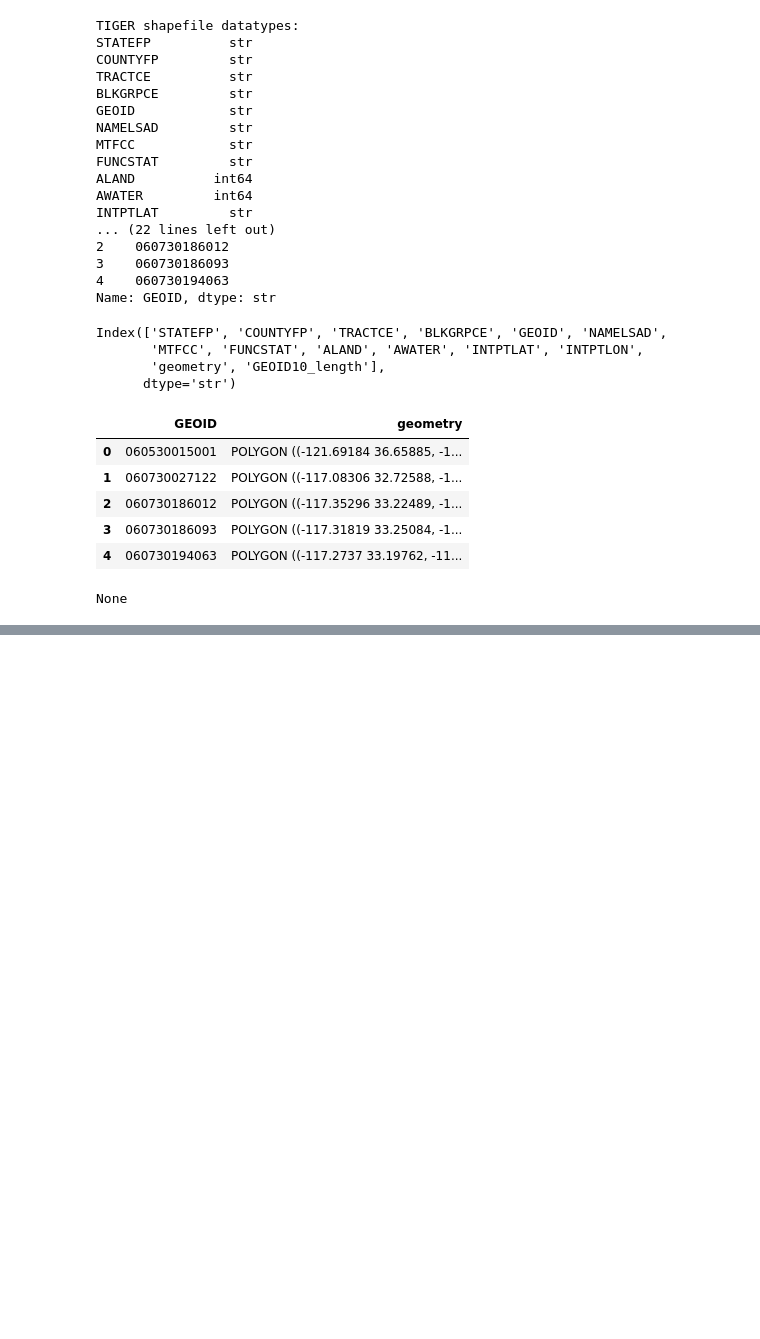
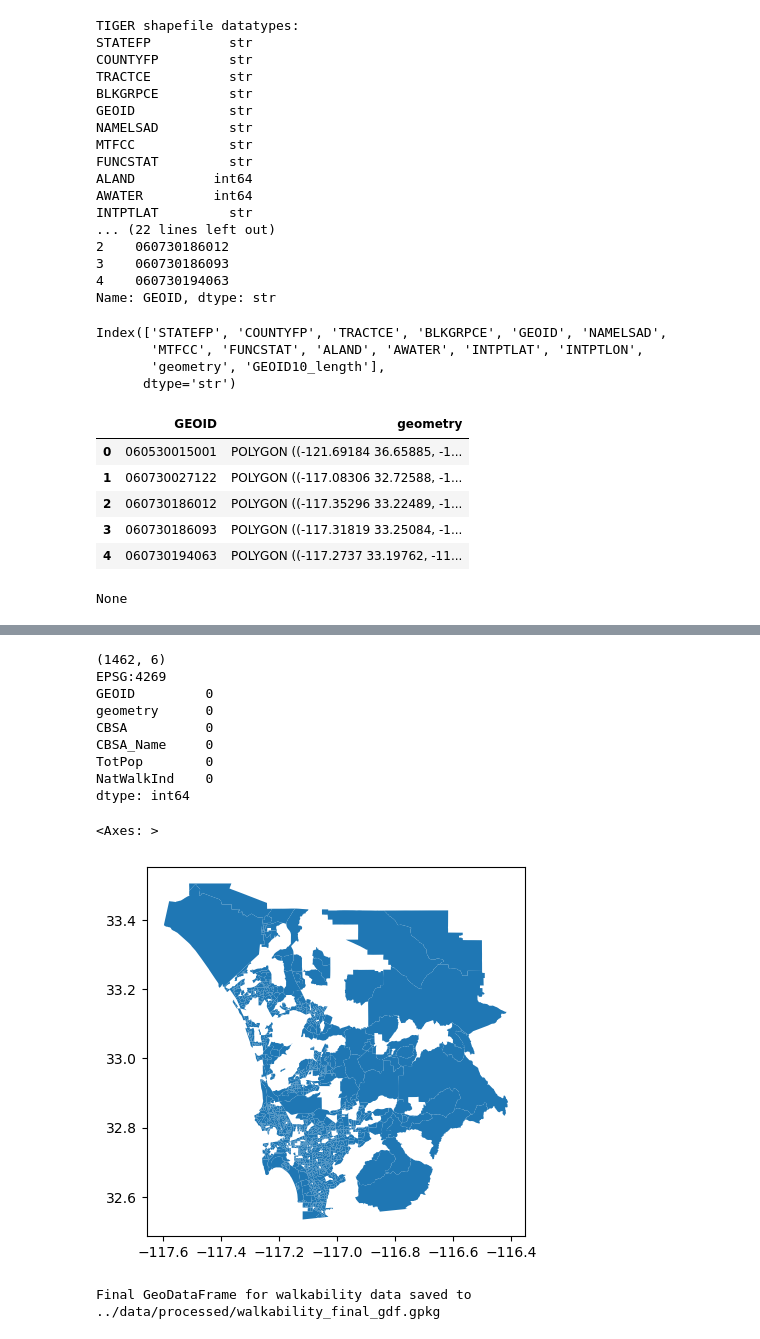
Before and after one commit to vanshika-s/SafePath, a Jupyter notebook: notebooks/walkability-df-preprocessing.ipynb, the cells around one changed output, grey strips where cells are left out. Cells and saved outputs as stored; diff of their text form; code cells hidden in the pictures; blank space fills up the shorter version.

```diff
--- a/notebooks/walkability-df-preprocessing.ipynb
+++ b/notebooks/walkability-df-preprocessing.ipynb
@@ -341,3 +341,26 @@ walkability_final_gdf.head()
 | 2 | 060730186093 | POLYGON ((-117.31819 33.25084, -1... | 41740.0 | San Diego-Chula Vista-Carlsbad, CA | 2376 | 13.000000 |
 | 3 | 060730194063 | POLYGON ((-117.2737 33.19762, -11... | 41740.0 | San Diego-Chula Vista-Carlsbad, CA | 1485 | 6.500000 |
 | 4 | 060730195032 | POLYGON ((-117.24344 33.20156, -1... | 41740.0 | San Diego-Chula Vista-Carlsbad, CA | 1079 | 16.333333 |
+# %%
+print(walkability_final_gdf.shape)
+print(walkability_final_gdf.crs)         # confirm coordinate system
+print(walkability_final_gdf.isnull().sum())
+walkability_final_gdf.plot()             # quick visual check geometries look right
+# %% [output]
+(1462, 6)
+EPSG:4269
+GEOID         0
+geometry      0
+CBSA          0
+CBSA_Name     0
+TotPop        0
+NatWalkInd    0
+dtype: int64
+<Axes: >
+[figure, added]
+# %%
+# save final gdf to file for use in other notebooks
+walkability_final_gdf.to_file('../data/processed/walkability_final_gdf.gpkg', driver='GPKG')
+print("Final GeoDataFrame for walkability data saved to ../data/processed/walkability_final_gdf.gpkg")
+# %% [output]
+Final GeoDataFrame for walkability data saved to ../data/processed/walkability_final_gdf.gpkg
```
Also changed, not shown: 3 other files.
